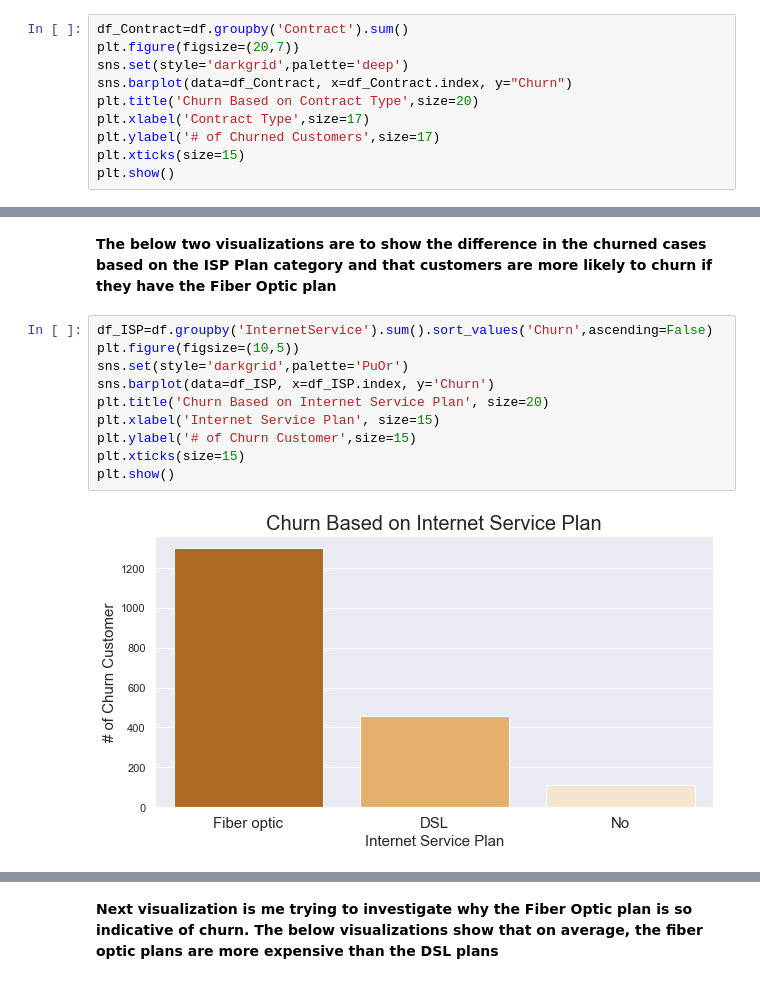
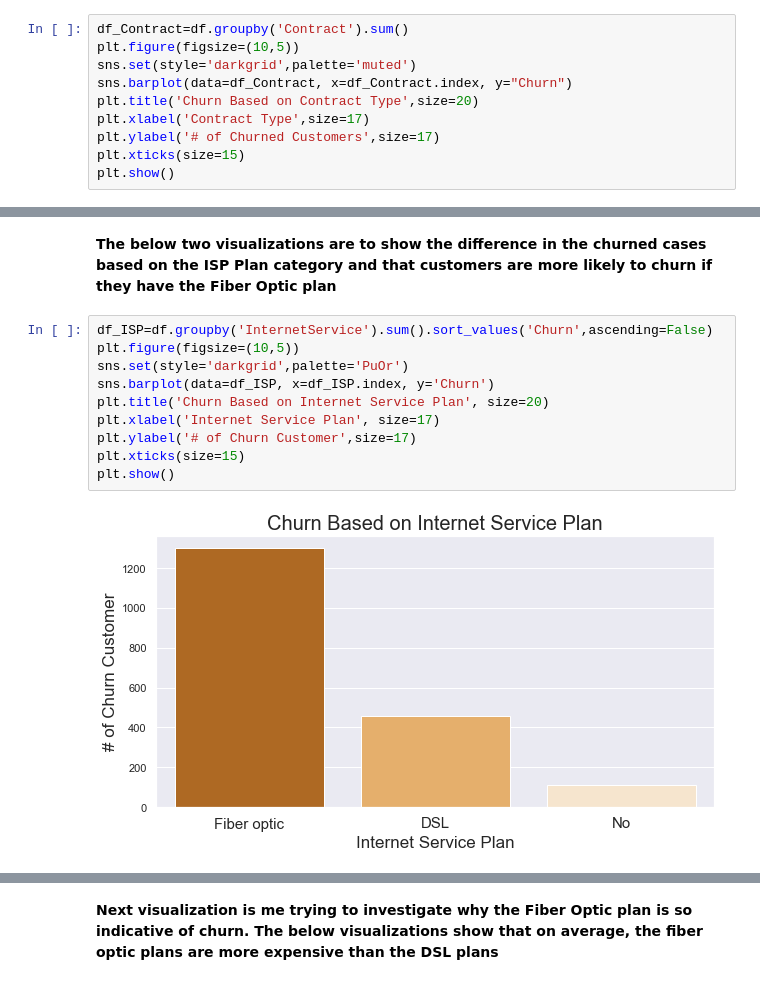
Before and after one commit to will4865/dsc-mod-3-project-v2-1-onl01-dtsc-ft-030220, a Jupyter notebook: Additional Visualizations.ipynb, the cells around one changed output, grey strips where cells are left out. Saved outputs shown, nothing was run; the diff lists cells and outputs as text.

```diff
--- a/Additional Visualizations.ipynb
+++ b/Additional Visualizations.ipynb
@@ -72,8 +74,8 @@ plt.show()
 <b> Created the below visualization to show the frequency of churn based on contract type. Instances of churn are far more prevalent in customers with month-to-month contracts
 # %%
 df_Contract=df.groupby('Contract').sum()
-plt.figure(figsize=(20,7))
-sns.set(style='darkgrid',palette='deep')
+plt.figure(figsize=(10,5))
+sns.set(style='darkgrid',palette='muted')
 sns.barplot(data=df_Contract, x=df_Contract.index, y="Churn")
 plt.title('Churn Based on Contract Type',size=20)
 plt.xlabel('Contract Type',size=17)
@@ -94,15 +96,15 @@ quick_bar('Contract')
 # %%
 df_ISP=df.groupby('InternetService').sum().sort_values('Churn',ascending=False)
 plt.figure(figsize=(10,5))
 sns.set(style='darkgrid',palette='PuOr')
 sns.barplot(data=df_ISP, x=df_ISP.index, y='Churn')
 plt.title('Churn Based on Internet Service Plan', size=20)
-plt.xlabel('Internet Service Plan', size=15)
-plt.ylabel('# of Churn Customer',size=15)
+plt.xlabel('Internet Service Plan', size=17)
+plt.ylabel('# of Churn Customer',size=17)
 plt.xticks(size=15)
 plt.show()
 # %% [output]
-[figure, old version]
+[figure, new version]
 # %%
 sns.set(style='whitegrid')
 quick_bar('InternetService')
```
Also changed, not shown: parts of 5 cells of this notebook, 1 other file.
